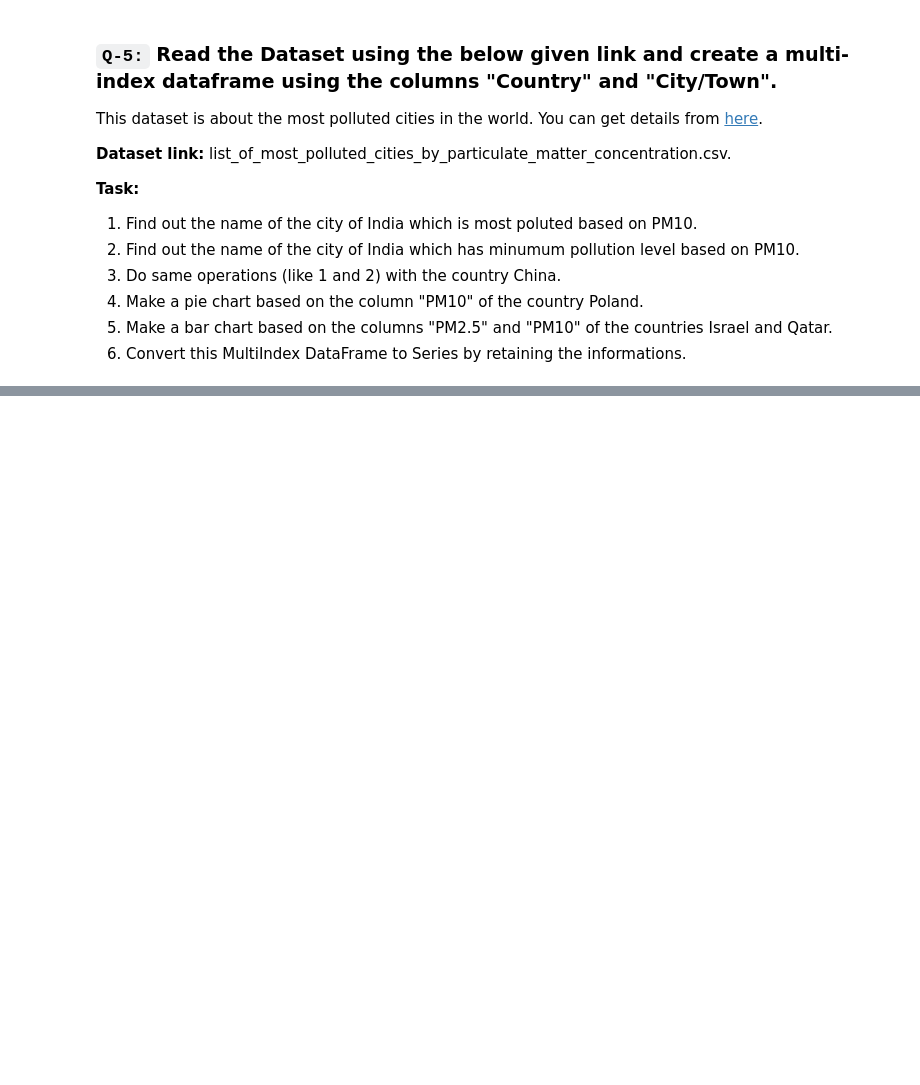
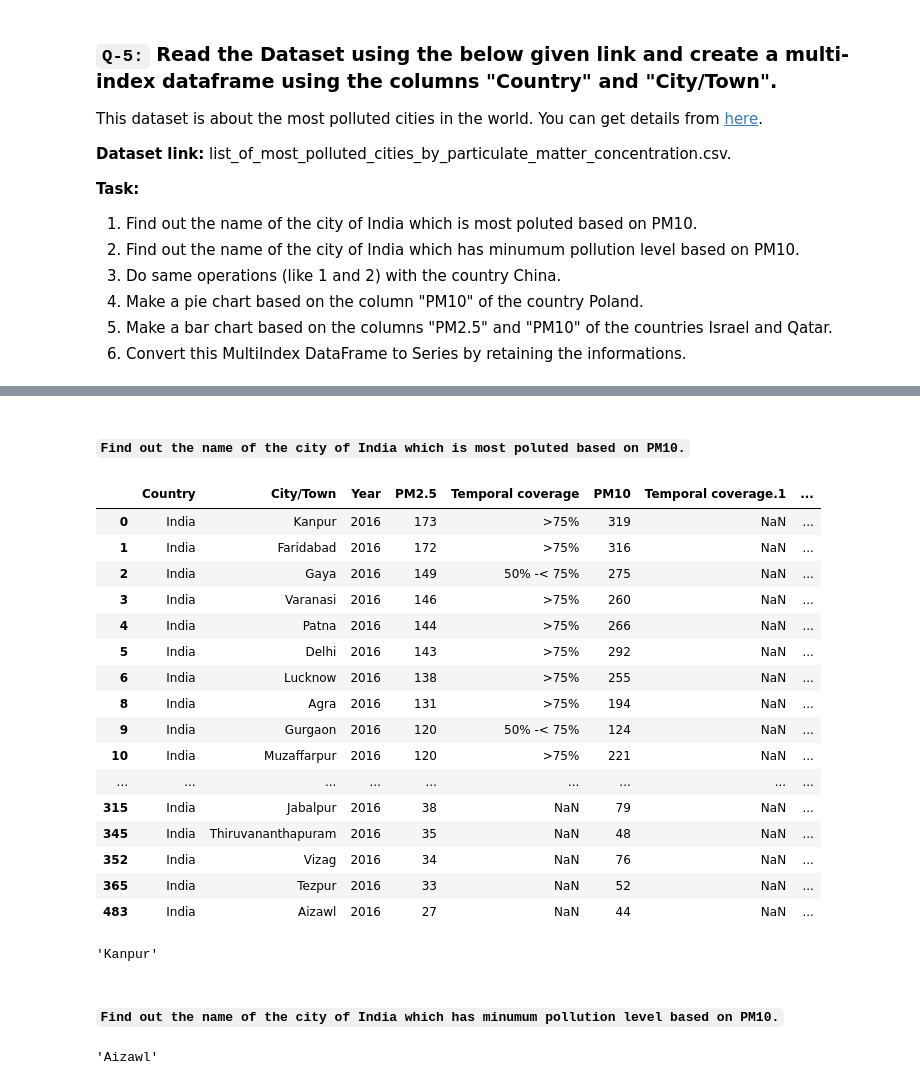
Before and after one commit to abhishekjha462000/data_science_final, a Jupyter notebook: W08_pandas_advanced_continued/02_03_task_21_solutions/my_solutions.ipynb, the cells around one changed output, grey strips where cells are left out. Cells and saved outputs as stored; diff of their text form; code cells hidden in the pictures; blank space fills up the shorter version.

```diff
--- a/W08_pandas_advanced_continued/02_03_task_21_solutions/my_solutions.ipynb
+++ b/W08_pandas_advanced_continued/02_03_task_21_solutions/my_solutions.ipynb
@@ -213,0 +336,38 @@ This dataset is about the most polluted cities in the world. You can get details
+# %% [markdown]
+#### `Find out the name of the city of India which is most poluted based on PM10.`
+# %%
+mask = data['Country'] == 'India'
+
+india = data[mask]
+
+india
+# %% [output]
+|  | Country | City/Town | Year | PM2.5 | Temporal coverage | PM10 | Temporal coverage.1 | ... |
+| 0 | India | Kanpur | 2016 | 173 | >75% | 319 | NaN | ... |
+| 1 | India | Faridabad | 2016 | 172 | >75% | 316 | NaN | ... |
+| 2 | India | Gaya | 2016 | 149 | 50% -< 75% | 275 | NaN | ... |
+| 3 | India | Varanasi | 2016 | 146 | >75% | 260 | NaN | ... |
+| 4 | India | Patna | 2016 | 144 | >75% | 266 | NaN | ... |
+| 5 | India | Delhi | 2016 | 143 | >75% | 292 | NaN | ... |
+| 6 | India | Lucknow | 2016 | 138 | >75% | 255 | NaN | ... |
+| 8 | India | Agra | 2016 | 131 | >75% | 194 | NaN | ... |
+| 9 | India | Gurgaon | 2016 | 120 | 50% -< 75% | 124 | NaN | ... |
+| 10 | India | Muzaffarpur | 2016 | 120 | >75% | 221 | NaN | ... |
+| ... | ... | ... | ... | ... | ... | ... | ... | ... |
+| 315 | India | Jabalpur | 2016 | 38 | NaN | 79 | NaN | ... |
+| 345 | India | Thiruvananthapuram | 2016 | 35 | NaN | 48 | NaN | ... |
+| 352 | India | Vizag | 2016 | 34 | NaN | 76 | NaN | ... |
+| 365 | India | Tezpur | 2016 | 33 | NaN | 52 | NaN | ... |
+| 483 | India | Aizawl | 2016 | 27 | NaN | 44 | NaN | ... |
+# %%
+most_polluted_city_based_on_PM10 = india.sort_values(by = 'PM10', ascending = False)['City/Town'].values[0]
+most_polluted_city_based_on_PM10
+# %% [output]
+'Kanpur'
+# %% [markdown]
+#### `Find out the name of the city of India which has minumum pollution level based on PM10.`
+# %%
+least_polluted_city_based_on_PM10 = india.sort_values(by = 'PM10', ascending = True)['City/Town'].values[0]
+least_polluted_city_based_on_PM10
+# %% [output]
+'Aizawl'
```
Also changed, not shown: parts of 20 cells of this notebook, 1 other file.
